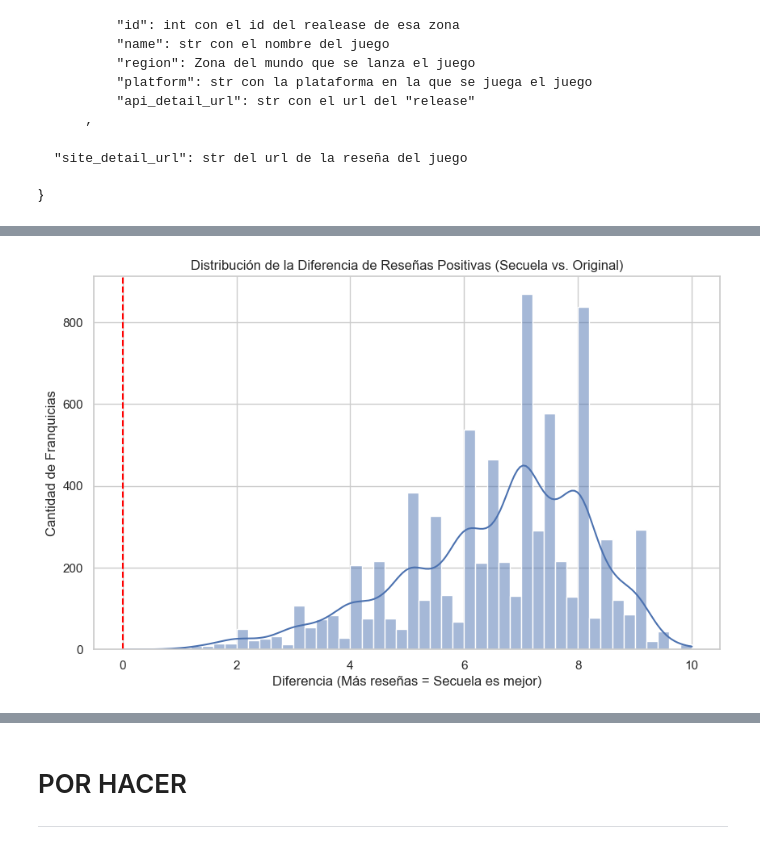
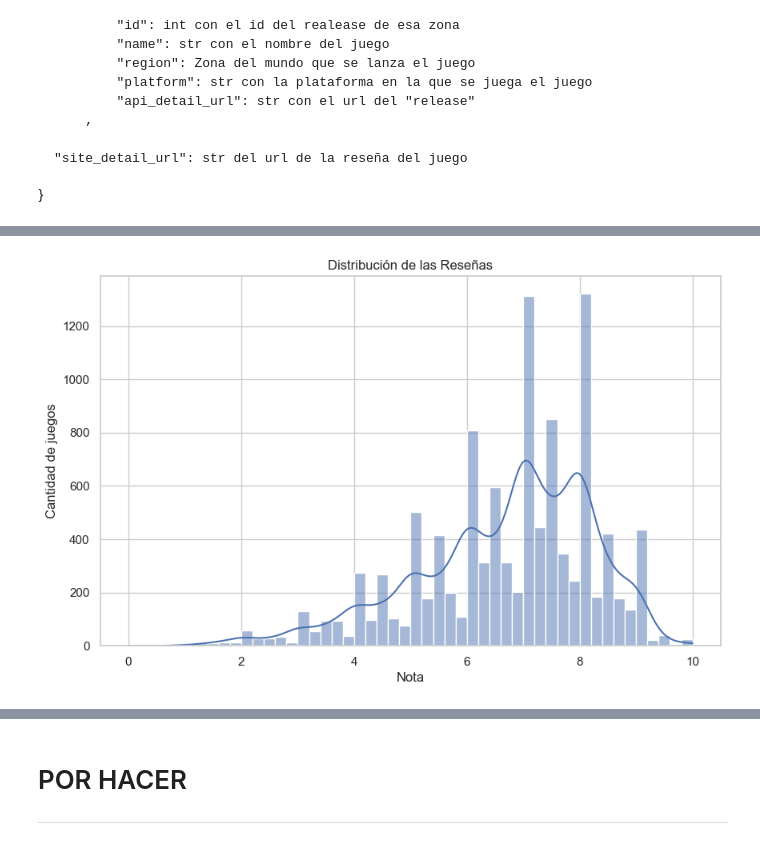
Before and after one commit to claudiocanales721/Proyecto-cs-de-datos, a Jupyter notebook: Partes_separadas_del_proyecto/Alonso/Proceso.ipynb, the cells around one changed output, grey strips where cells are left out. Drawn from its saved outputs; the diff is of its cells as text; code cells hidden in the pictures.

```diff
--- a/Partes_separadas_del_proyecto/Alonso/Proceso.ipynb
+++ b/Partes_separadas_del_proyecto/Alonso/Proceso.ipynb
@@ -197,0 +209,8 @@ memory usage: 592.0+ KB
+# %%
+print(len(df_limpio[df_limpio['game_name'].duplicated()]))
+aggs={ 'score': 'mean', 'publish_date': 'first',
+        'game_id': 'first', 'site_detail_url': 'first'}
+
+df_limpio=df_limpio.groupby('game_name', as_index=False).agg(aggs)
+print(len(df_limpio[df_limpio['game_name'].duplicated()]))
+df_limpio.info()
@@ -198,12 +232,5 @@ memory usage: 592.0+ KB
 # %%
-
-
-df_limpio['publicacion'] = pd.to_datetime(df_limpio['publicacion'], errors= 'coerce')
-
-df_limpio['nota']=pd.to_numeric(df_limpio['nota'])
-
-df_limpio['id']=pd.to_numeric(df_limpio['id'])
-
+df_limpio['publish_date'] = pd.to_datetime(df_limpio['publish_date'], errors= 'coerce')
 df_limpio.info()
 # %% [output]
 <class 'pandas.core.frame.DataFrame'>
@@ -247,7 +260,8 @@ def obtener_nombre_base(titulo):
 
     return base.strip()
 
-df_limpio['nombre_franquicia']=df_limpio['nombre'].apply(obtener_nombre_base)
-
-Sagas = df_limpio.groupby('Nombre_Base')['id'].count()
+df_limpio['nombre_franquicia']=df_limpio['game_name'].apply(obtener_nombre_base)
+print(len(df_limpio))
+Sagas = df_limpio.groupby('nombre_franquicia')['game_id'].count()
+print(len(Sagas))
 # %% [output]
@@ -259,5 +270,5 @@ See the caveats in the documentation: https://pandas.pydata.org/pandas-docs/stab
 # %%
-df_limpio = df_limpio.sort_values(by=['nombre_franquicia','publicacion'])
+df_limpio = df_limpio.sort_values(by=['nombre_franquicia','publish_date'])
 
 df_limpio = df_limpio.groupby('nombre_franquicia').first().reset_index()
 # %%
@@ -272,16 +368,13 @@ df_limpio.sample(5)
 # %%
 sns.set_theme(style="whitegrid")
 
 
 plt.figure(figsize=(10, 6))
-sns.histplot(df_limpio['nota'], kde=True, bins=50)
+sns.histplot(df_limpio['score'], kde=True, bins=50)
 
-
-plt.axvline(x=0, color='red', linestyle='--')
-
-plt.title('Distribución de la Diferencia de Reseñas Positivas (Secuela vs. Original)')
-plt.xlabel('Diferencia (Más reseñas = Secuela es mejor)')
-plt.ylabel('Cantidad de Franquicias')
+plt.title('Distribución de las Reseñas')
+plt.xlabel('Nota')
+plt.ylabel('Cantidad de juegos')
 plt.show()
 # %% [output]
-[figure, old version]
+[figure, new version]
```
Also changed, not shown: parts of 21 cells of this notebook, 3 other files.
